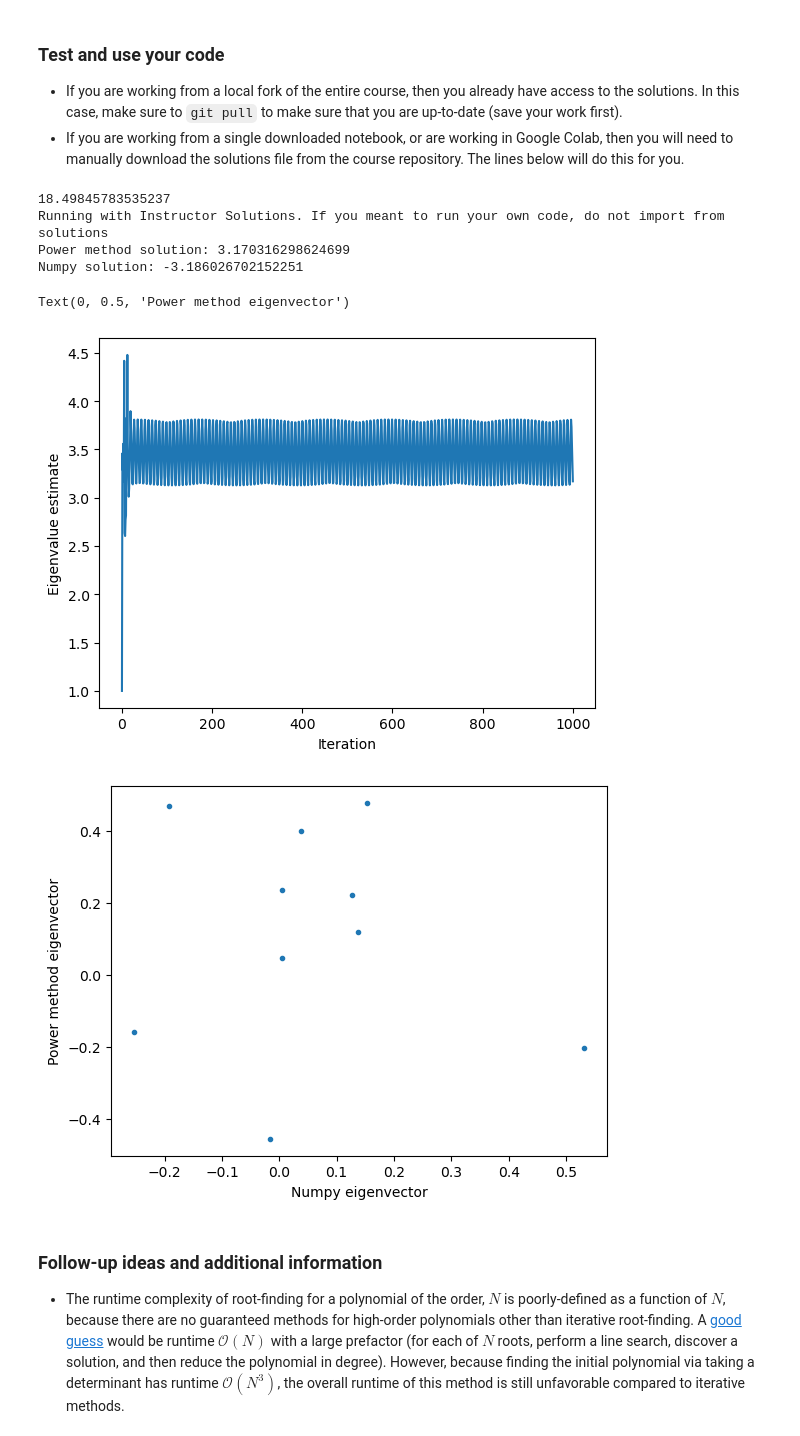
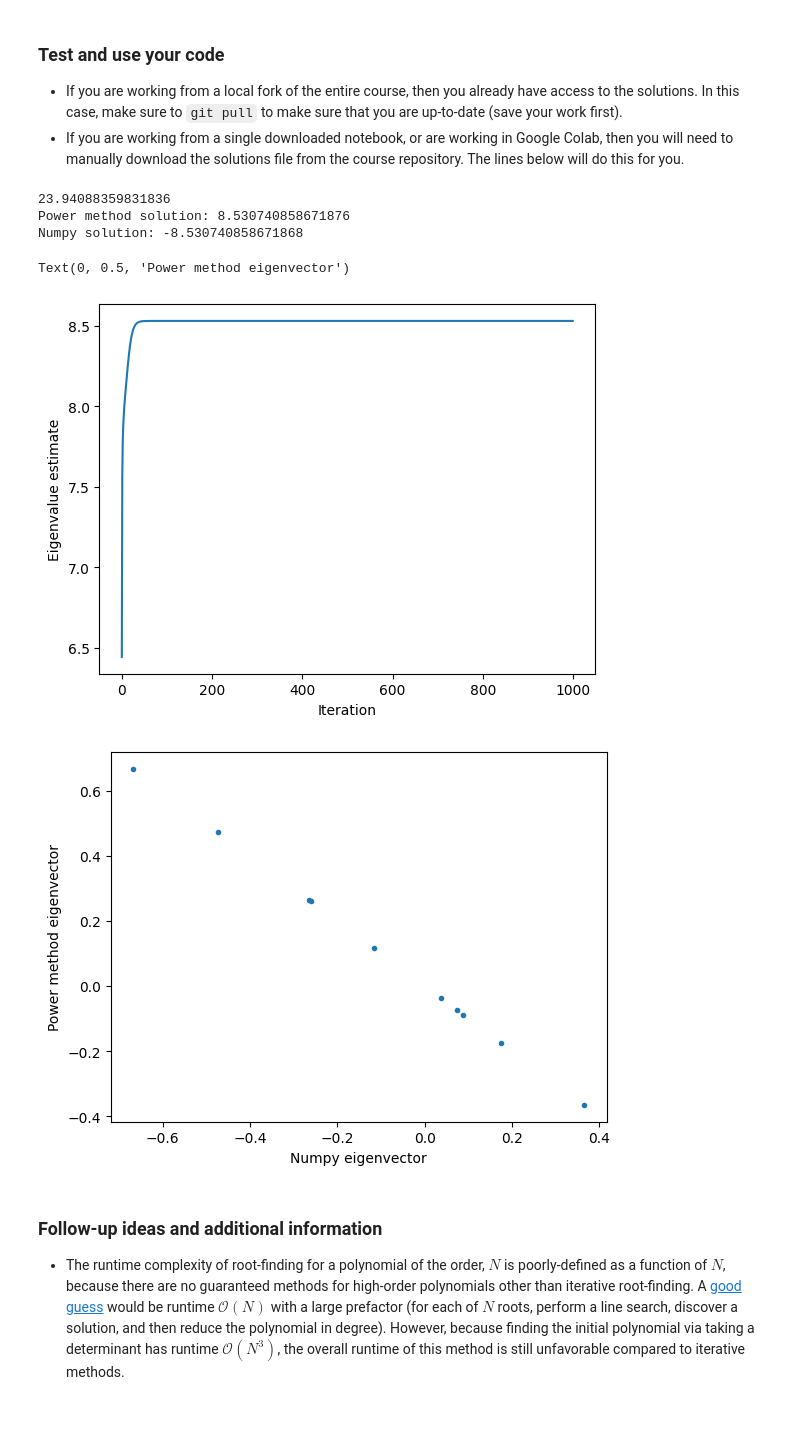
Before and after one commit to JudahB11/Comp-Phys-HW, a Jupyter notebook: Principal Components Analysis/matrices_unsupervised_learning.ipynb, the cells around one changed output. Drawn from its saved outputs; the diff is of its cells as text; code cells hidden in the pictures.

```diff
--- a/Principal Components Analysis/matrices_unsupervised_learning.ipynb
+++ b/Principal Components Analysis/matrices_unsupervised_learning.ipynb
@@ -171,12 +223,6 @@ class SpectralDecompositionPowerMethod:
 
 + If you are working from a local fork of the entire course, then you already have access to the solutions. In this case, make sure to `git pull` to make sure that you are up-to-date (save your work first).
 + If you are working from a single downloaded notebook, or are working in Google Colab, then you will need to manually download the solutions file from the course repository. The lines below will do this for you.
-# %%
-## Optional: Download and import the instructor solutions
-import requests
-ns={}
-exec(requests.get('https://raw.githubusercontent.com/williamgilpin/cphy/main/hw/solutions/eigen.py', timeout=10).text, ns);
-SpectralDecompositionPowerMethod = ns['SpectralDecompositionPowerMethod']
 # %%
 ## Use the default eigensystem calculator in numpy as a point of comparison
 def eigmax_numpy(A):
@@ -185,40 +231,39 @@ def eigmax_numpy(A):
     """
     eigsys = np.linalg.eig(A)
     ind = np.abs(eigsys[0]).argmax()
     return np.real(eigsys[0][ind]), np.real(eigsys[1][:, ind])
 
 
 np.random.seed(2) # for reproducibility
 mm = np.random.random(size=(10, 10)) / 100
 mm = np.random.normal(size=(10, 10))# / 100 # these matrices fail to converge more often
 
-# mm += mm.T # force hermitian
+mm += mm.T # force hermitian
 
 print(np.linalg.cond(mm.T))
 model = SpectralDecompositionPowerMethod(store_intermediate_results=True, gamma=0.0)
 model.fit(mm);
 
 
 print(f"Power method solution: {model.singular_values_}")
 print(f"Numpy solution: {eigmax_numpy(mm)[0]}")
 
 plt.figure()
 plt.plot(model.stored_eigenvalues)
 plt.xlabel("Iteration")
 plt.ylabel("Eigenvalue estimate")
 
 plt.figure()
 plt.plot(eigmax_numpy(mm)[1], model.components_, '.')
 plt.xlabel("Numpy eigenvector")
 plt.ylabel("Power method eigenvector")
 # %% [output]
-18.49845783535237
-Running with Instructor Solutions. If you meant to run your own code, do not import from solutions
-Power method solution: 3.170316298624699
-Numpy solution: -3.186026702152251
+23.94088359831836
+Power method solution: 8.530740858671876
+Numpy solution: -8.530740858671868
 Text(0, 0.5, 'Power method eigenvector')
-[figure, old version]
+[figure, new version]
-[figure, old version]
+[figure, new version]
 # %% [markdown]
 
 ### Follow-up ideas and additional information
```
Also changed, not shown: parts of 7 cells of this notebook.
